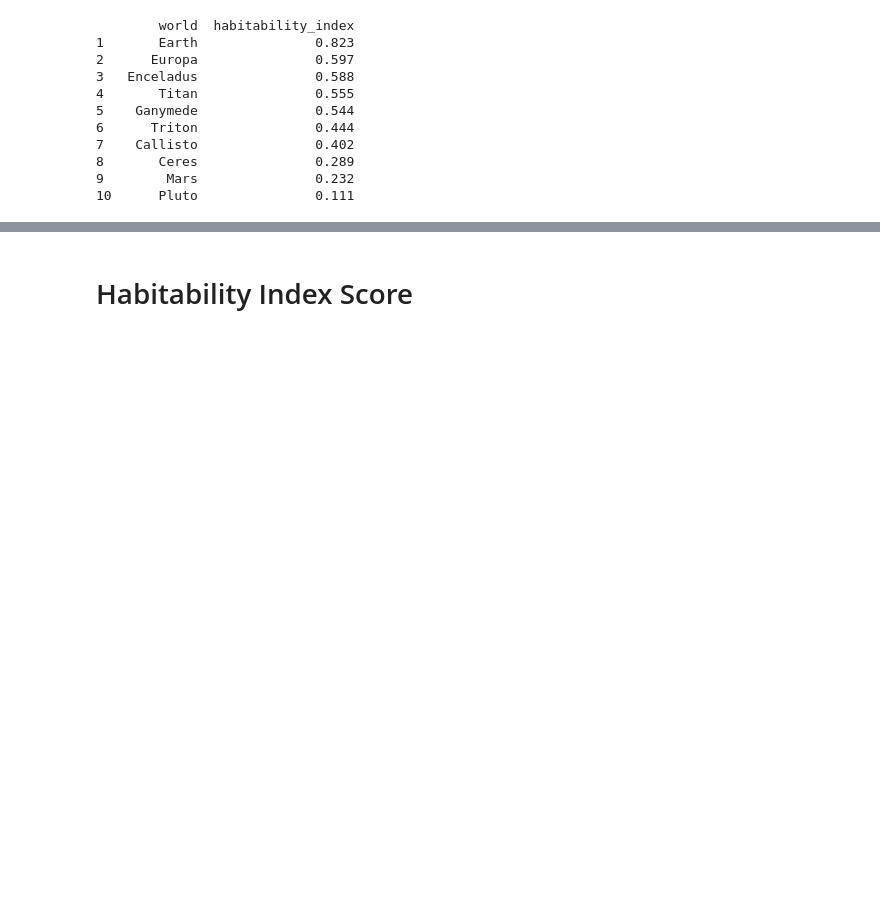
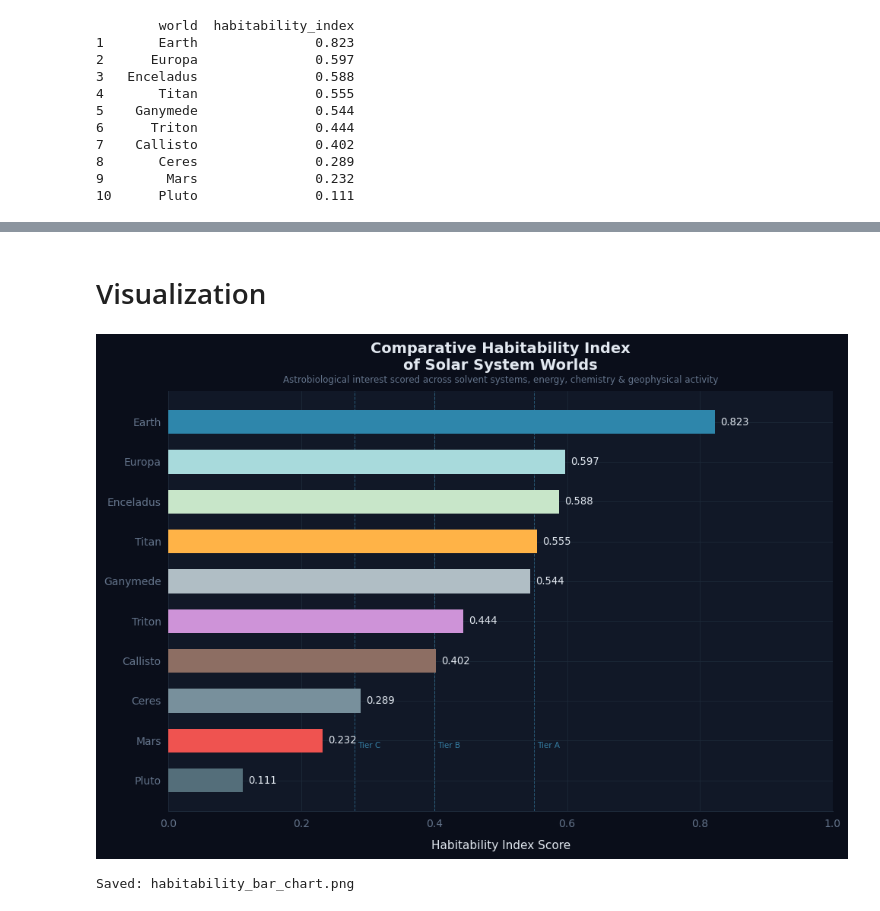
Before and after one commit to DataxEnv/astrobio-habitability-index, a Jupyter notebook: astrobio-habitability-index.ipynb, the cells around one changed output, grey strips where cells are left out. Drawn from its saved outputs; the diff is of its cells as text; code cells hidden in the pictures; blank space fills up the shorter version.

Commit message:
plot visuals

```diff
--- a/astrobio-habitability-index.ipynb
+++ b/astrobio-habitability-index.ipynb
@@ -3,10 +3,6 @@
 # %%
 import pandas as pd
 import numpy as np
-import matplotlib.pyplot as plt
-import seaborn as sns
-
-sns.set_style('whitegrid')
 # %%
 data = {
     'world': ['Earth','Mars','Europa','Ganymede','Enceladus','Titan','Ceres','Triton','Pluto','Callisto'],
@@ -248,2 +234,2 @@ print(results.round(3).to_string())
-# %% [markdown]
-# Habitability Index Score
+# %% [markdown]
+# Visualization
@@ -249,0 +241,13 @@ print(results.round(3).to_string())
+# %%
+# Theme
+BG, PANEL,ACCENT, GRID, TEXT, SUBTEXT = "#0A0E1A", "#111827", "#4FC3F7", "#1E2A3A", "#E2E8F0", "#64748B"
+
+# Planetary color palette
+WORLD_COLORS = { 'Earth': '#2E86AB', 'Europa':'#A8DADC', 'Enceladus': '#C8E6C9', 'Titan': '#FFB347',
+                'Ganymede' : '#B0BEC5','Triton'   : '#CE93D8', 'Callisto' : '#8D6E63','Ceres'    : '#78909C',
+                'Mars'     : '#EF5350','Pluto'    : '#546E7A',}
+
+plt.rcParams.update({'figure.facecolor' : BG, 'axes.facecolor': PANEL, 'axes.edgecolor': GRID, 'axes.labelcolor': TEXT,
+                     'axes.titlecolor': TEXT, 'xtick.color': SUBTEXT, 'ytick.color': SUBTEXT, 'text.color': TEXT, 'grid.color': GRID,
+                     'grid.linewidth': 0.6, 'font.family': 'DejaVu Sans', 'axes.spines.top': False, 'axes.spines.right' : False
+                    })
@@ -249,0 +302,5 @@ print(results.round(3).to_string())
+# %%
+plot_bar(df_norm)
+# %% [output]
+[figure, added]
+Saved: habitability_bar_chart.png
```
Also changed, not shown: parts of 8 cells of this notebook.
